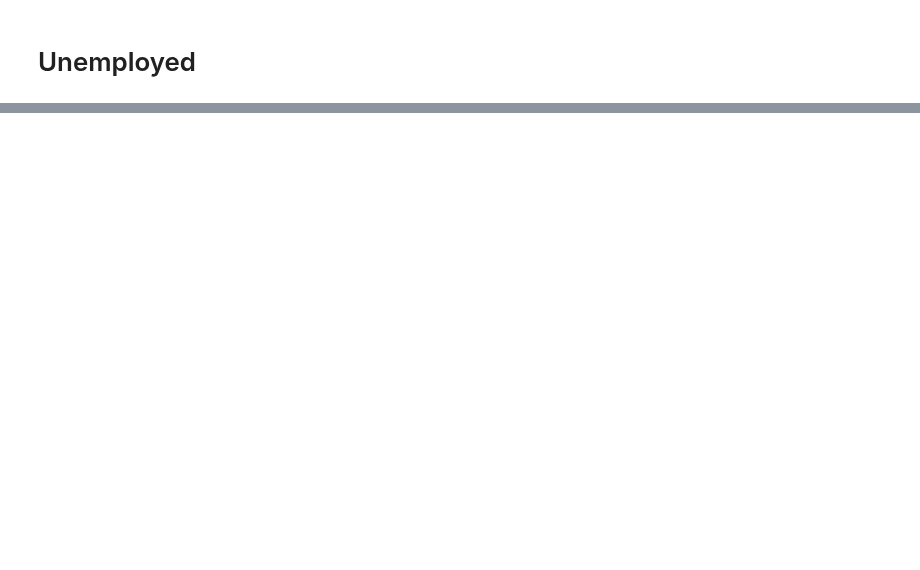
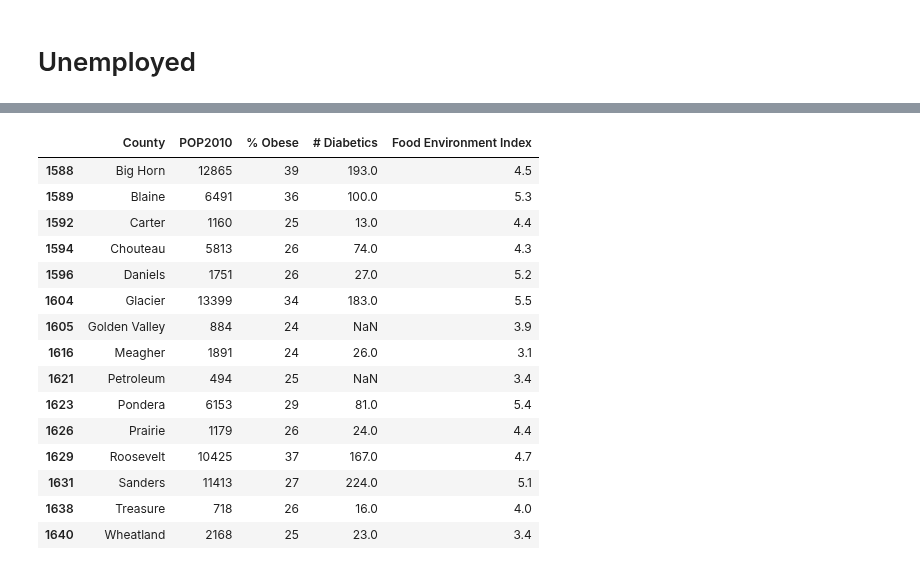
Before and after one commit to Ssimoes48/Food-Deserts-Analysis, a Jupyter notebook: sara_notebook.ipynb, the cells around one changed output, grey strips where cells are left out. Saved outputs shown, nothing was run; the diff lists cells and outputs as text; code cells hidden in the pictures; blank space fills up the shorter version.

```diff
--- a/sara_notebook.ipynb
+++ b/sara_notebook.ipynb
@@ -652,0 +700,19 @@ fig
+# %%
+montana_desert[["County", "POP2010", "% Obese", "# Diabetics", "Food Environment Index"]]
+# %% [output]
+|  | County | POP2010 | % Obese | # Diabetics | Food Environment Index |
+| 1588 | Big Horn | 12865 | 39 | 193.0 | 4.5 |
+| 1589 | Blaine | 6491 | 36 | 100.0 | 5.3 |
+| 1592 | Carter | 1160 | 25 | 13.0 | 4.4 |
+| 1594 | Chouteau | 5813 | 26 | 74.0 | 4.3 |
+| 1596 | Daniels | 1751 | 26 | 27.0 | 5.2 |
+| 1604 | Glacier | 13399 | 34 | 183.0 | 5.5 |
+| 1605 | Golden Valley | 884 | 24 | NaN | 3.9 |
+| 1616 | Meagher | 1891 | 24 | 26.0 | 3.1 |
+| 1621 | Petroleum | 494 | 25 | NaN | 3.4 |
+| 1623 | Pondera | 6153 | 29 | 81.0 | 5.4 |
+| 1626 | Prairie | 1179 | 26 | 24.0 | 4.4 |
+| 1629 | Roosevelt | 10425 | 37 | 167.0 | 4.7 |
+| 1631 | Sanders | 11413 | 27 | 224.0 | 5.1 |
+| 1638 | Treasure | 718 | 26 | 16.0 | 4.0 |
+| 1640 | Wheatland | 2168 | 25 | 23.0 | 3.4 |
```
Also changed, not shown: parts of 13 cells of this notebook, 4 other files.
